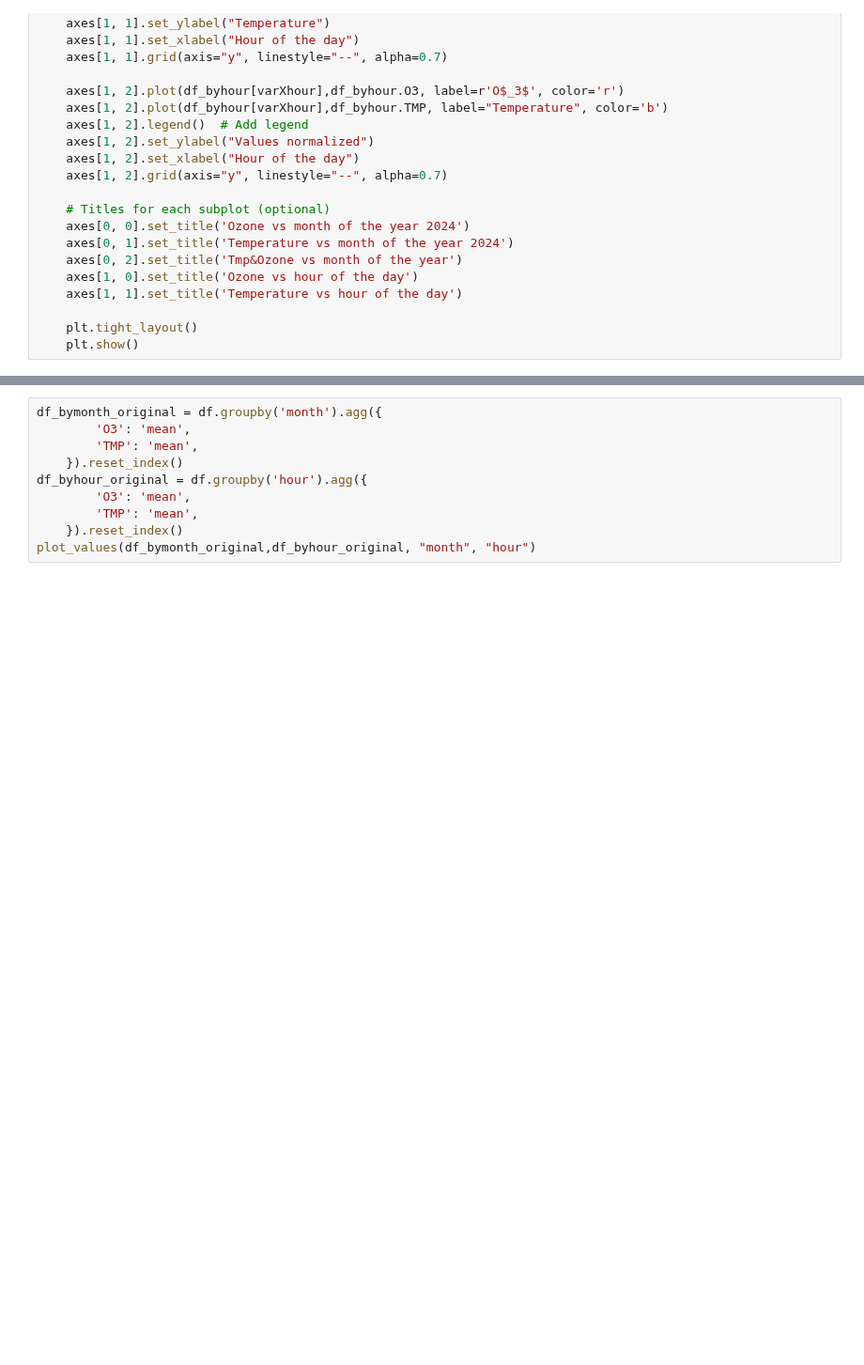
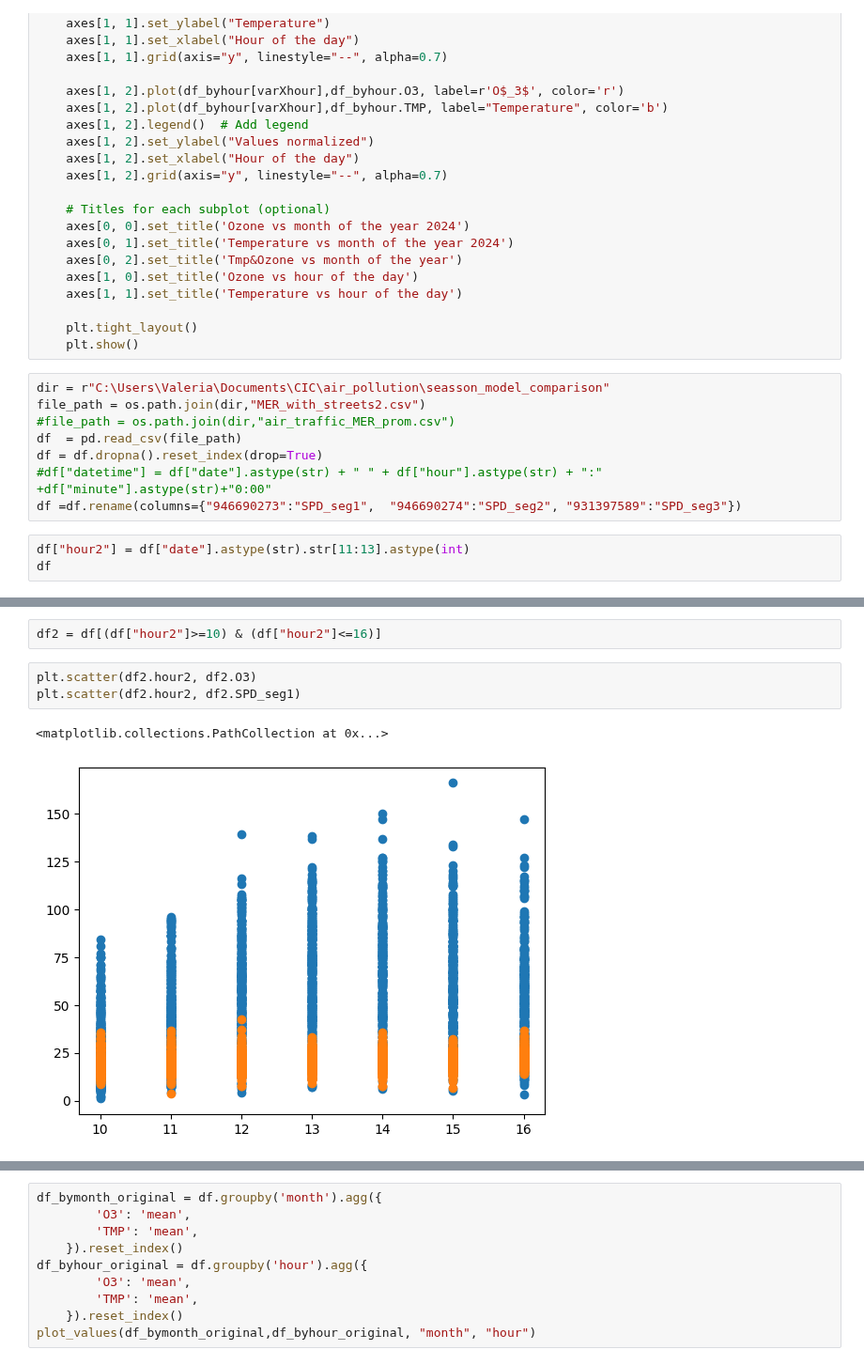
Before and after one commit to vlegaria/air_pollution, a Jupyter notebook: graficas/correlation.ipynb, the cells around one changed output, grey strips where cells are left out. Shown at 94% size. Saved outputs shown, nothing was run; the diff lists cells and outputs as text; blank space fills up the shorter version.

```diff
--- a/graficas/correlation.ipynb
+++ b/graficas/correlation.ipynb
@@ -250,3 +251,14 @@ def plot_values(df_bymonth, df_byhour, varXmonth, varXhour):
 
 	plt.tight_layout()
 	plt.show()
+# %%
+dir = r"C:\Users\Valeria\Documents\CIC\air_pollution\seasson_model_comparison"
+file_path = os.path.join(dir,"MER_with_streets2.csv")
+#file_path = os.path.join(dir,"air_traffic_MER_prom.csv")
+df  = pd.read_csv(file_path)
+df = df.dropna().reset_index(drop=True)
+#df["datetime"] = df["date"].astype(str) + " " + df["hour"].astype(str) + ":" +df["minute"].astype(str)+"0:00"
+df =df.rename(columns={"946690273":"SPD_seg1",	"946690274":"SPD_seg2",	"931397589":"SPD_seg3"})
+# %%
+df["hour2"] = df["date"].astype(str).str[11:13].astype(int)
+df
@@ -252,0 +279,8 @@ def plot_values(df_bymonth, df_byhour, varXmonth, varXhour):
+# %%
+df2 = df[(df["hour2"]>=10) & (df["hour2"]<=16)]
+# %%
+plt.scatter(df2.hour2, df2.O3)
+plt.scatter(df2.hour2, df2.SPD_seg1)
+# %% [output]
+<matplotlib.collections.PathCollection at 0x...>
+[figure, added]
```
Also changed, not shown: parts of 10 cells of this notebook, 5 other files.
